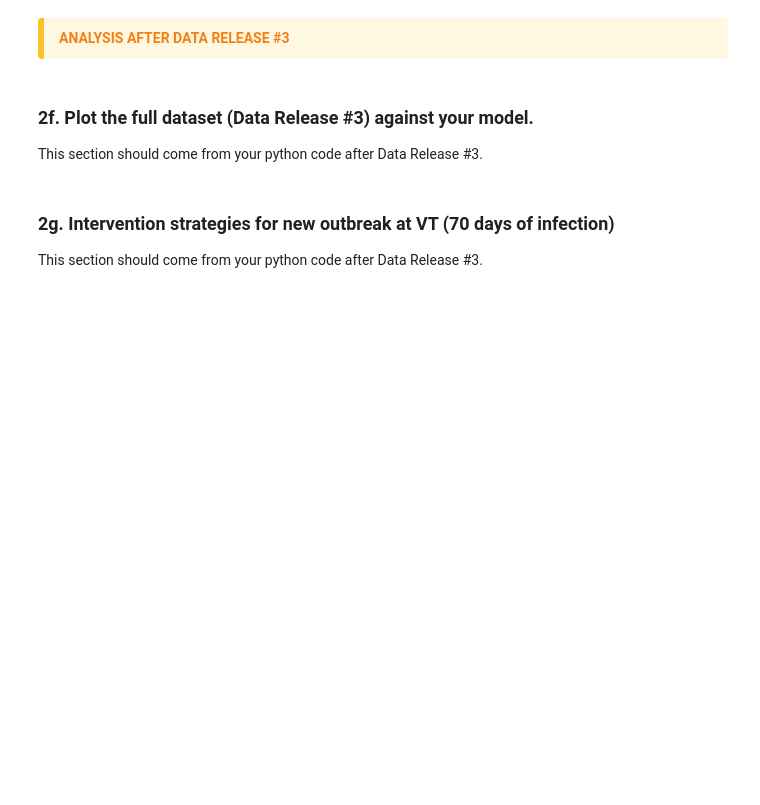
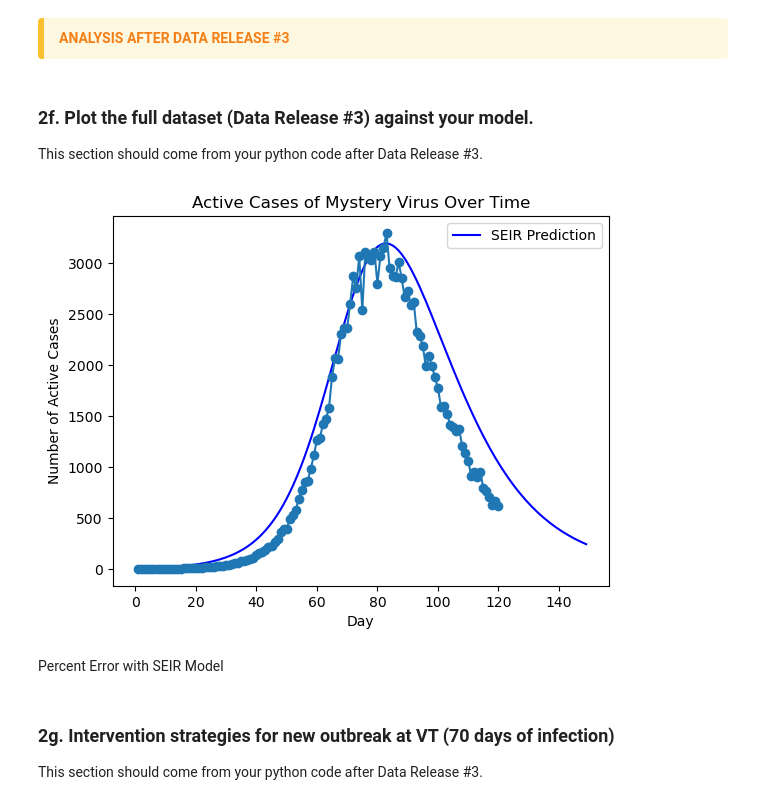
Before and after one commit to Owensines/Module-2-Epidemics-SIR-Modeling, a Jupyter notebook: Notebook examples/Module_2_Notebook_PS_OS.ipynb, the cells around one changed output. Saved outputs shown, nothing was run; the diff lists cells and outputs as text; code cells hidden in the pictures; blank space fills up the shorter version.

```diff
--- a/Notebook examples/Module_2_Notebook_PS_OS.ipynb
+++ b/Notebook examples/Module_2_Notebook_PS_OS.ipynb
@@ -135,6 +233,21 @@ This section should come from your python code after Data Release #2.
 # %% [markdown]
 ### 2f. Plot the full dataset (Data Release #3) against your model.
 This section should come from your python code after Data Release #3.
+# %%
+data = pd.read_csv(r'/Users/priya/Documents/Comp_Bio/GitHub/Module-2-Epidemics-SIR-Modeling/Data/mystery_virus_daily_active_counts_RELEASE#3.csv', parse_dates=['date'], header=0, index_col=None)
+x_values = data['day']
+y_values = data['active reported daily cases']
+plt.plot(future_timepoints, I_f, 'b-', label='SEIR Prediction')
+plt.plot(x_values, y_values, marker='o')
+plt.title('Active Cases of Mystery Virus Over Time')
+plt.xlabel('Day')
+plt.ylabel('Number of Active Cases')
+plt.legend()
+plt.show()
+# %% [output]
+[figure, added]
+# %% [markdown]
+Percent Error with SEIR Model
 # %% [markdown]
 ### 2g. Intervention strategies for new outbreak at VT (70 days of infection)
 This section should come from your python code after Data Release #3.
```
Also changed, not shown: parts of 5 cells of this notebook, 1 other file.
